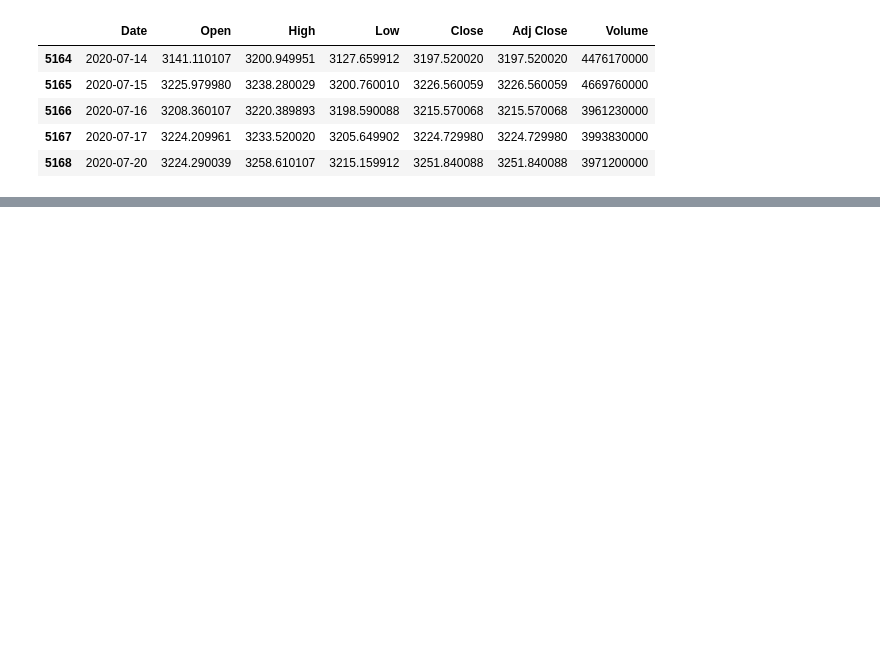
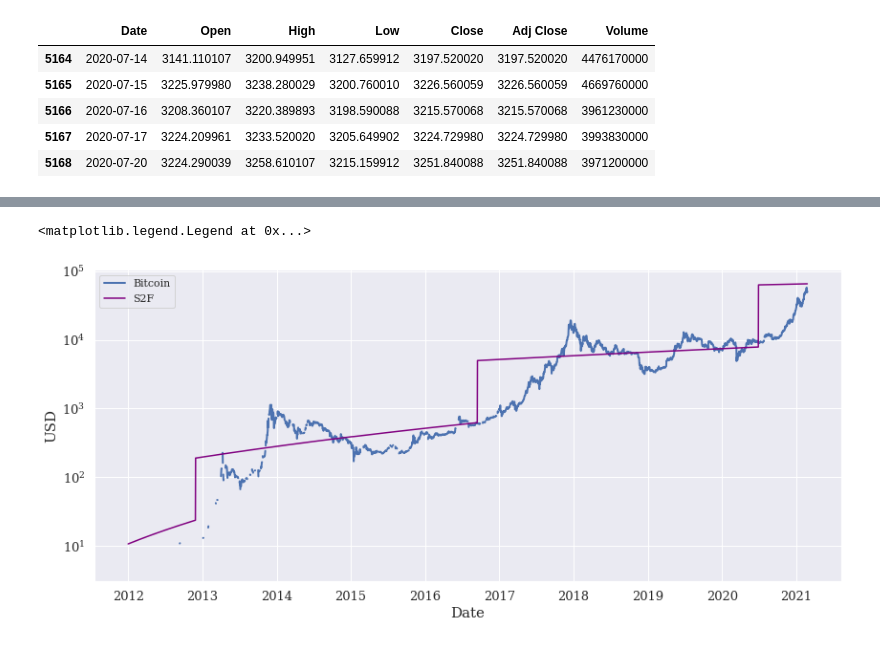
Before and after one commit to Igodlab/Bitcoin-price, a Jupyter notebook: BTC_price.ipynb, the cells around one changed output, grey strips where cells are left out. Cells and saved outputs as stored; diff of their text form; code cells hidden in the pictures; blank space fills up the shorter version.

```diff
--- a/BTC_price.ipynb
+++ b/BTC_price.ipynb
@@ -354,8 +363,6 @@ totB.rename(columns={"Timestamp": "Date"}, inplace=True)
 #a0 = pad_nan(totB, cc=["Date"])
 #totB = time_truncate(totB)
 #np.unique(a0)
-# %%
-Xday["BTC_stock"] = pad_nan(totB, cc="total-bitcoins")
 # %%
 ## dates of genesis and last block
 base0 = datetime.strptime("2009-1-3 00:00:00", '%Y-%m-%d %H:%M:%S')
@@ -407,0 +459,20 @@ BTCs = pd.DataFrame({"Date": s2f_time, "BTC_mined": BTCp, "BTC_stock": BTCstock}
+# %%
+## market cap
+Xday["Market_Cap"] = Xday["Close"]*Xday["BTC_stock"]
+# %%
+## S2F
+fig4, ax1 = plt.subplots(figsize=(14,6))
+ax1.plot(Xday["Date"], Xday["Close"], label="Bitcoin", lw=2)
+
+
+#ax2 = ax1.twinx()
+ax1.plot(Xday["Date"]+timedelta(days=0), 0.4*Xday["S2F"]**3, color="purple", label="S2F")
+ax1.set(ylabel="USD", xlabel="Date", yscale="log")
+
+ax1.legend()
+
+## save
+##plt.savefig("Bitcoin_S2F.png", dpi=300)
+# %% [output]
+<matplotlib.legend.Legend at 0x...>
+[figure, added]
```
Also changed, not shown: parts of 28 cells of this notebook.
